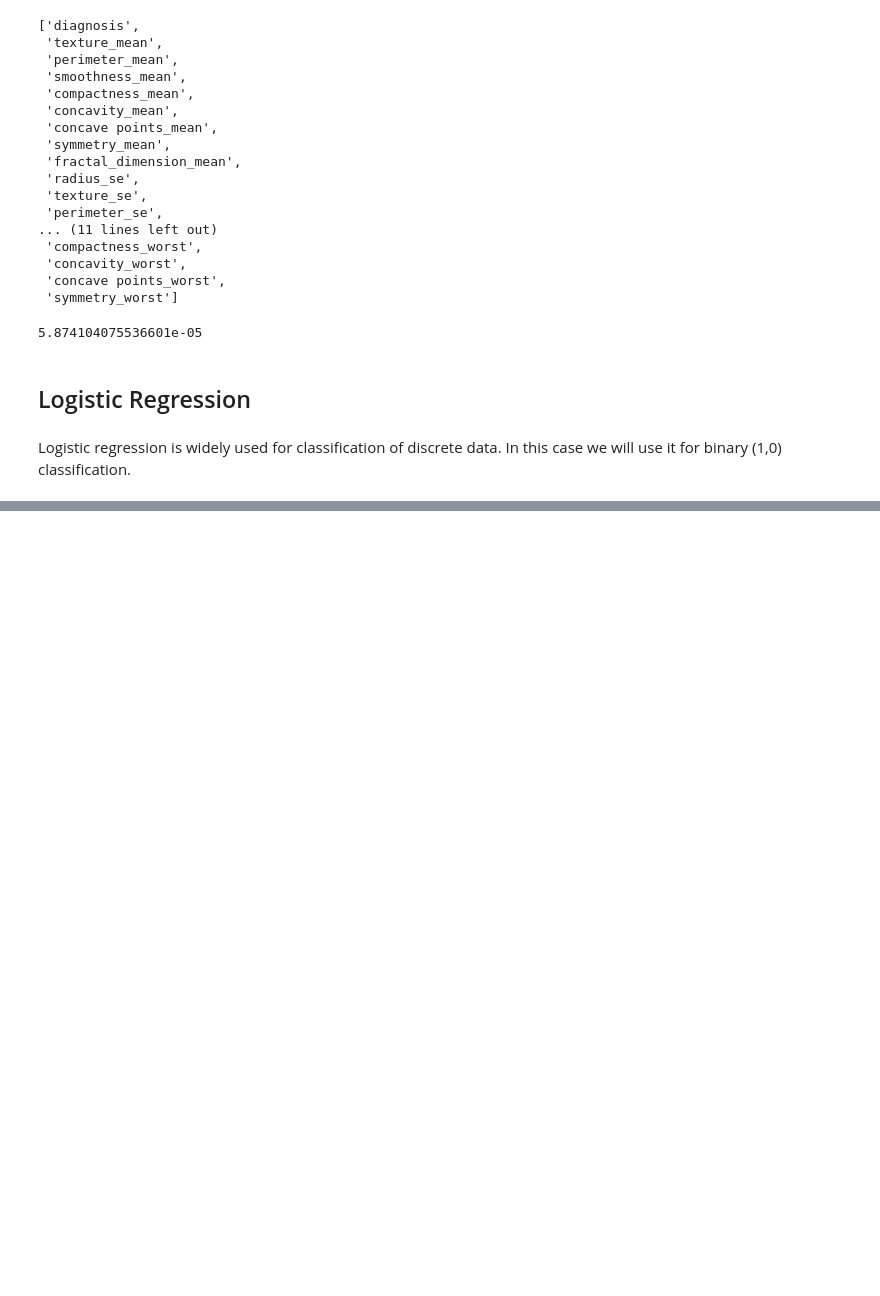
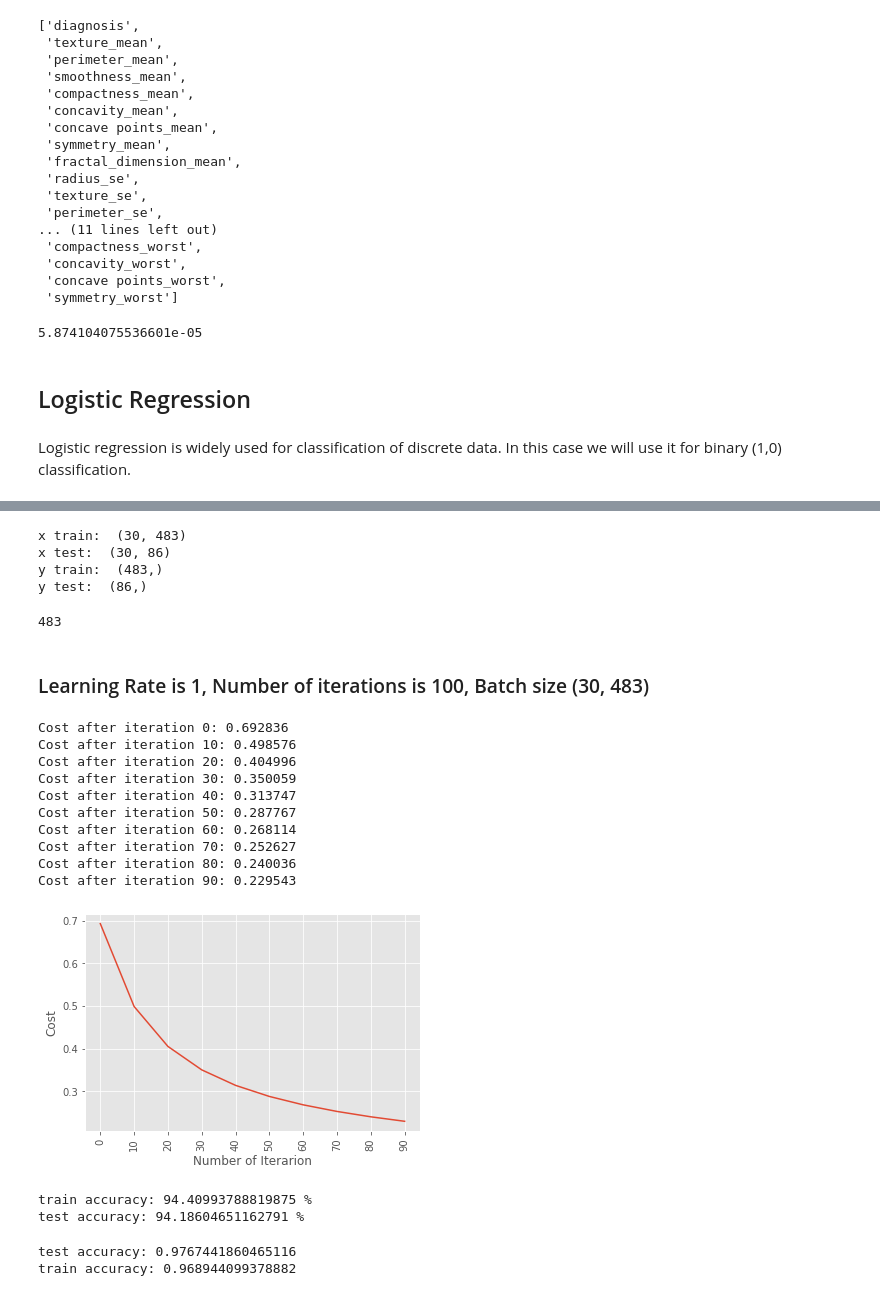
Before and after one commit to HarshMulani/F20DL_Portfolio-1, a Jupyter notebook: F20DL_Lab9.ipynb, the cells around one changed output, grey strips where cells are left out. Drawn from its saved outputs; the diff is of its cells as text; code cells hidden in the pictures; blank space fills up the shorter version.

```diff
--- a/F20DL_Lab9.ipynb
+++ b/F20DL_Lab9.ipynb
@@ -203,0 +206,18 @@ MSE_logr
+# %%
+x = (x_data -np.min(x_data))/(np.max(x_data)-np.min(x_data)).values
+x_train, x_test, y_train, y_test = train_test_split(x, y, test_size=0.15, random_state=42)
+
+x_train = x_train.T
+x_test = x_test.T
+y_train = y_train.T
+y_test = y_test.T
+
+print("x train: ",x_train.shape)
+print("x test: ",x_test.shape)
+print("y train: ",y_train.shape)
+print("y test: ",y_test.shape)
+# %% [output]
+x train:  (30, 483)
+x test:  (30, 86)
+y train:  (483,)
+y test:  (86,)
@@ -203,0 +267,58 @@ MSE_logr
+# %%
+def predict(w,b,x_test):
+    # x_test is a input for forward propagation
+    z = sigmoid(np.dot(w.T,x_test)+b)
+    Y_prediction = np.zeros((1,x_test.shape[1]))
+    # if z is bigger than 0.5, our prediction is sign one (y_head=1),
+    # if z is smaller than 0.5, our prediction is sign zero (y_head=0),
+    for i in range(z.shape[1]):
+        if z[0,i]<= 0.5:
+            Y_prediction[0,i] = 0
+        else:
+            Y_prediction[0,i] = 1
+
+    return Y_prediction
+# %%
+def logistic_regression(x_train, y_train, x_test, y_test, learning_rate ,  num_iterations):
+    # initialize
+    dimension =  x_train.shape[0]
+    w,b = initialize_weights_and_bias(dimension)
+    # do not change learning rate
+    parameters, gradients, cost_list = update(w, b, x_train, y_train, learning_rate,num_iterations)
+
+    y_prediction_test = predict(parameters["weight"],parameters["bias"],x_test)
+    y_prediction_train = predict(parameters["weight"],parameters["bias"],x_train)
+
+    # Print train/test Errors
+    print("train accuracy: {} %".format(100 - np.mean(np.abs(y_prediction_train - y_train)) * 100))
+    print("test accuracy: {} %".format(100 - np.mean(np.abs(y_prediction_test - y_test)) * 100))
+# %%
+x_train.shape[1]
+# %% [output]
+483
+# %% [markdown]
+### Learning Rate is 1, Number of iterations is 100, Batch size (30, 483)
+# %%
+logistic_regression(x_train, y_train, x_test, y_test,learning_rate = 1, num_iterations = 100)
+# %% [output]
+Cost after iteration 0: 0.692836
+Cost after iteration 10: 0.498576
+Cost after iteration 20: 0.404996
+Cost after iteration 30: 0.350059
+Cost after iteration 40: 0.313747
+Cost after iteration 50: 0.287767
+Cost after iteration 60: 0.268114
+Cost after iteration 70: 0.252627
+Cost after iteration 80: 0.240036
+Cost after iteration 90: 0.229543
+[figure, added]
+train accuracy: 94.40993788819875 %
+test accuracy: 94.18604651162791 %
+# %%
+from sklearn import linear_model
+logreg = linear_model.LogisticRegression(random_state = 42,max_iter= 150)
+print("test accuracy: {} ".format(logreg.fit(x_train.T, y_train.T).score(x_test.T, y_test.T)))
+print("train accuracy: {} ".format(logreg.fit(x_train.T, y_train.T).score(x_train.T, y_train.T)))
+# %% [output]
+test accuracy: 0.9767441860465116
+train accuracy: 0.968944099378882
```
Also changed, not shown: parts of 11 cells of this notebook.
